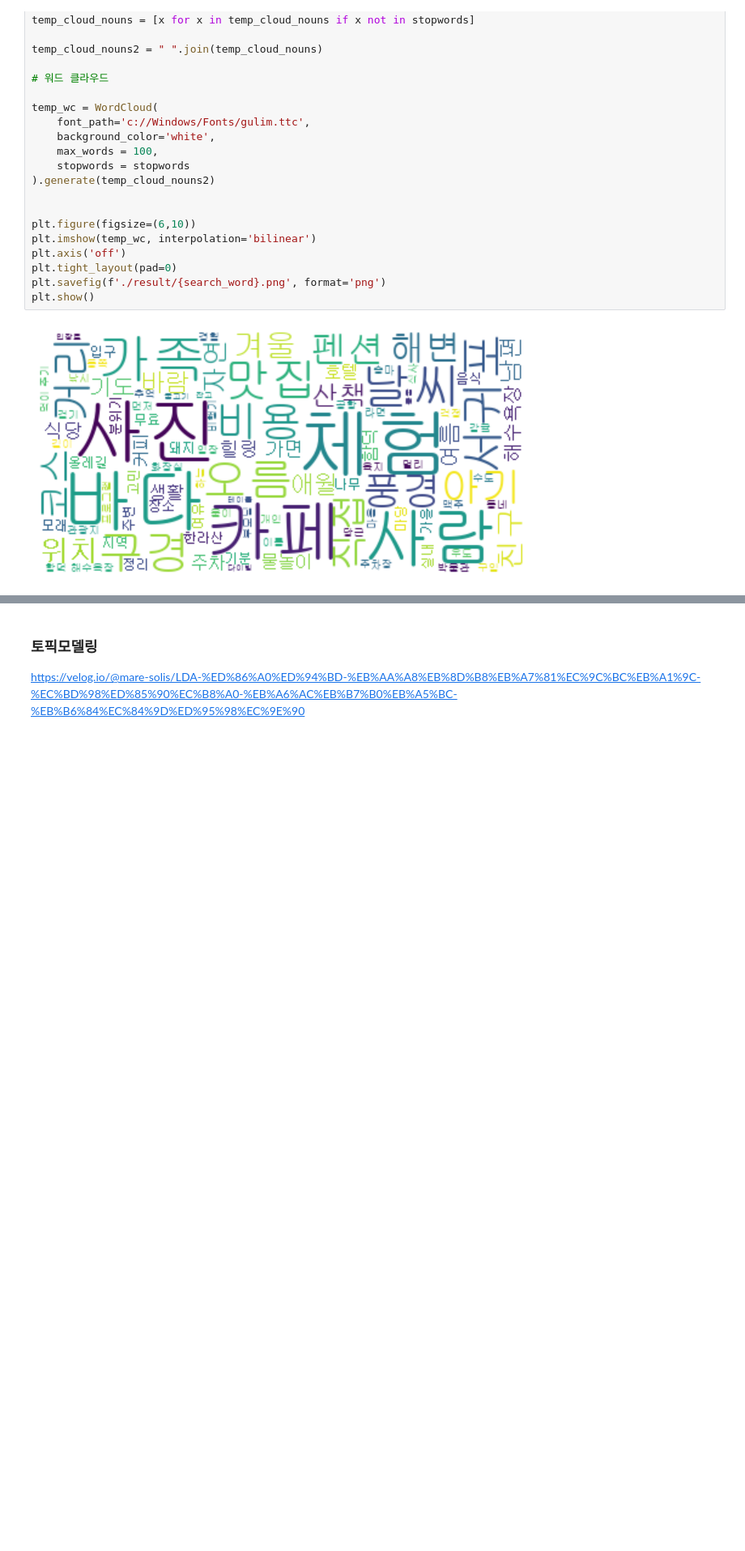
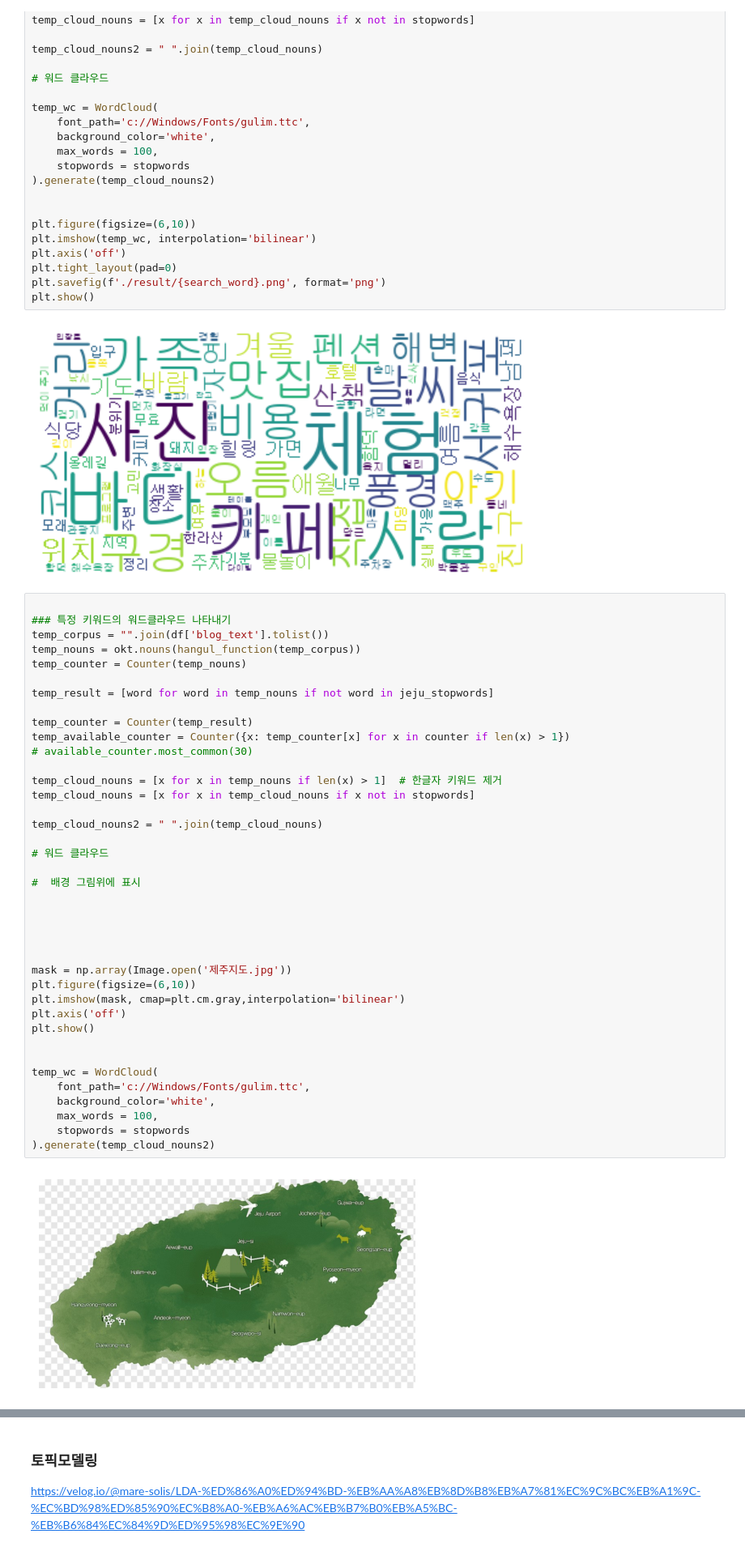
Before and after one commit to dothouse/practice, a Jupyter notebook: naver_jeju_3NLP.ipynb, the cells around one changed output, grey strips where cells are left out. Shown at 81% size. Saved outputs shown, nothing was run; the diff lists cells and outputs as text; blank space fills up the shorter version.

```diff
--- a/naver_jeju_3NLP.ipynb
+++ b/naver_jeju_3NLP.ipynb
@@ -358,3 +361,44 @@ plt.savefig(f'./result/{search_word}.png', format='png')
 plt.show()
 # %% [output]
 [figure]
+# %%
+
+### 특정 키워드의 워드클라우드 나타내기
+temp_corpus = "".join(df['blog_text'].tolist())
+temp_nouns = okt.nouns(hangul_function(temp_corpus))
+temp_counter = Counter(temp_nouns)
+
+temp_result = [word for word in temp_nouns if not word in jeju_stopwords]
+
+temp_counter = Counter(temp_result)
+temp_available_counter = Counter({x: temp_counter[x] for x in counter if len(x) > 1})
+# available_counter.most_common(30)
+
+temp_cloud_nouns = [x for x in temp_nouns if len(x) > 1]  # 한글자 키워드 제거
+temp_cloud_nouns = [x for x in temp_cloud_nouns if x not in stopwords]
+
+temp_cloud_nouns2 = " ".join(temp_cloud_nouns)
+
+# 워드 클라우드
+
+#  배경 그림위에 표시
+
+
+
+
+
+mask = np.array(Image.open('제주지도.jpg'))
+plt.figure(figsize=(6,10))
+plt.imshow(mask, cmap=plt.cm.gray,interpolation='bilinear')
+plt.axis('off')
+plt.show()
+
+
+temp_wc = WordCloud(
+    font_path='c://Windows/Fonts/gulim.ttc',
+    background_color='white',
+    max_words = 100,
+    stopwords = stopwords
+).generate(temp_cloud_nouns2)
+# %% [output]
+[figure, added]
```
Also changed, not shown: parts of 5 cells of this notebook, 17 other files.
